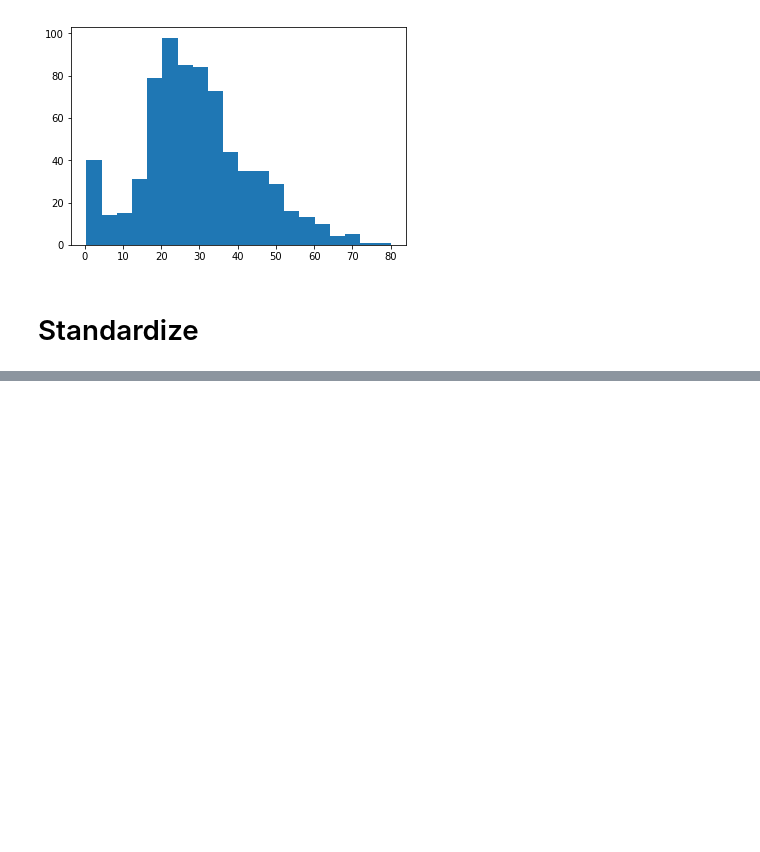
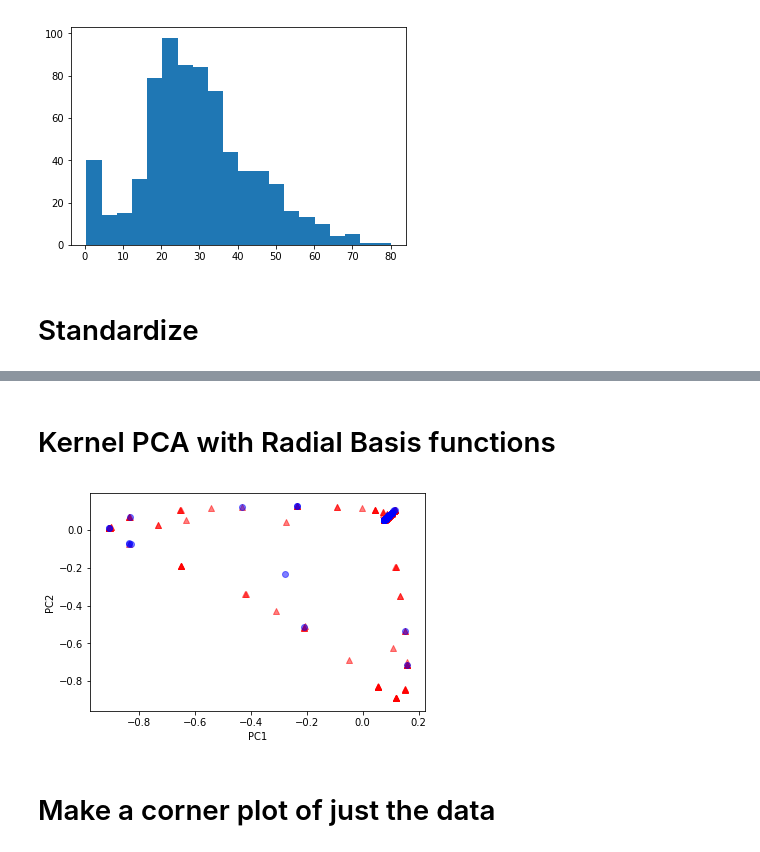
Before and after one commit to tanmoylaskar/ML, a Jupyter notebook: PyML/titanic/titanic.ipynb, the cells around one changed output, grey strips where cells are left out. Saved outputs shown, nothing was run; the diff lists cells and outputs as text; code cells hidden in the pictures; blank space fills up the shorter version.

```diff
--- a/PyML/titanic/titanic.ipynb
+++ b/PyML/titanic/titanic.ipynb
@@ -91,0 +104,13 @@ X_test_std = stdsc.transform(X_test)
+# %% [markdown]
+# Kernel PCA with Radial Basis functions
+# %%
+from sklearn.decomposition import KernelPCA
+scikit_kpca = KernelPCA(n_components=2, kernel='rbf', gamma=15)
+X_skernpca  = scikit_kpca.fit_transform(X_train_std)
+plt.scatter(X_skernpca[y_train==0, 0], X_skernpca[y_train==0, 1], color='red', marker='^', alpha=0.5)
+plt.scatter(X_skernpca[y_train==1, 0], X_skernpca[y_train==1, 1], color='blue', marker='o', alpha=0.5)
+plt.xlabel('PC1')
+plt.ylabel('PC2')
+plt.show()
+# %% [output]
+[figure, added]
@@ -91,0 +171,2 @@ X_test_std = stdsc.transform(X_test)
+# %% [markdown]
+# Make a corner plot of just the data
```
Also changed, not shown: parts of 6 cells of this notebook.
